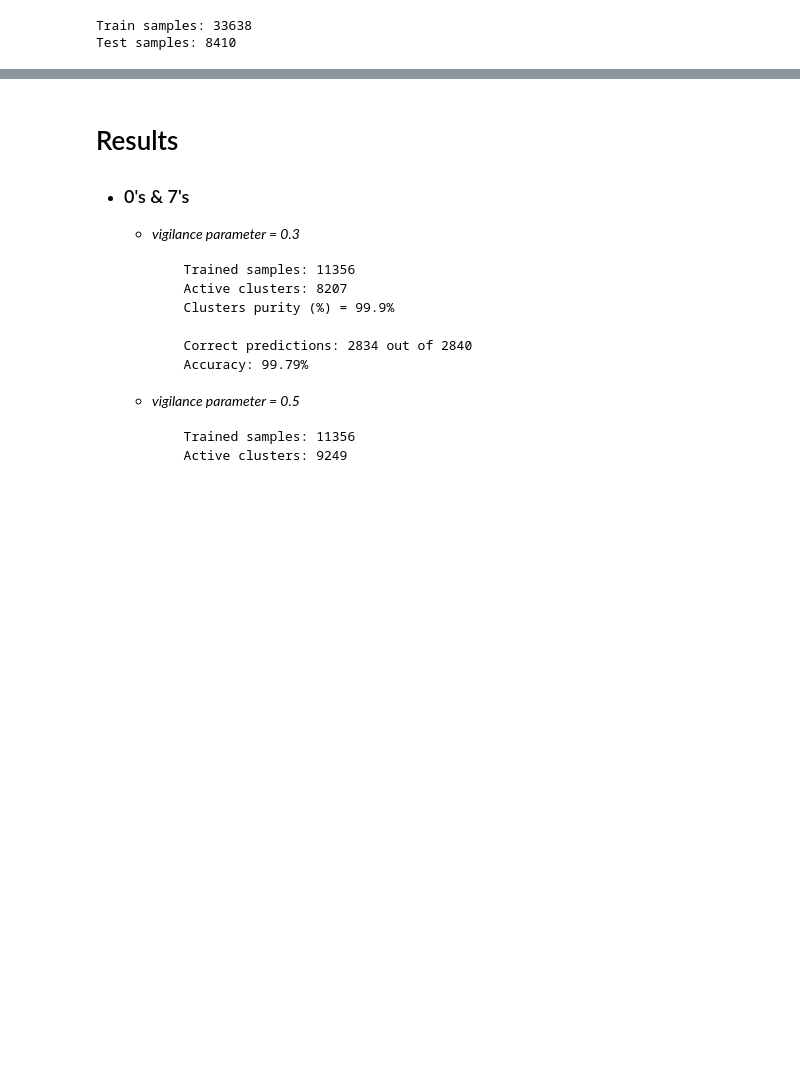
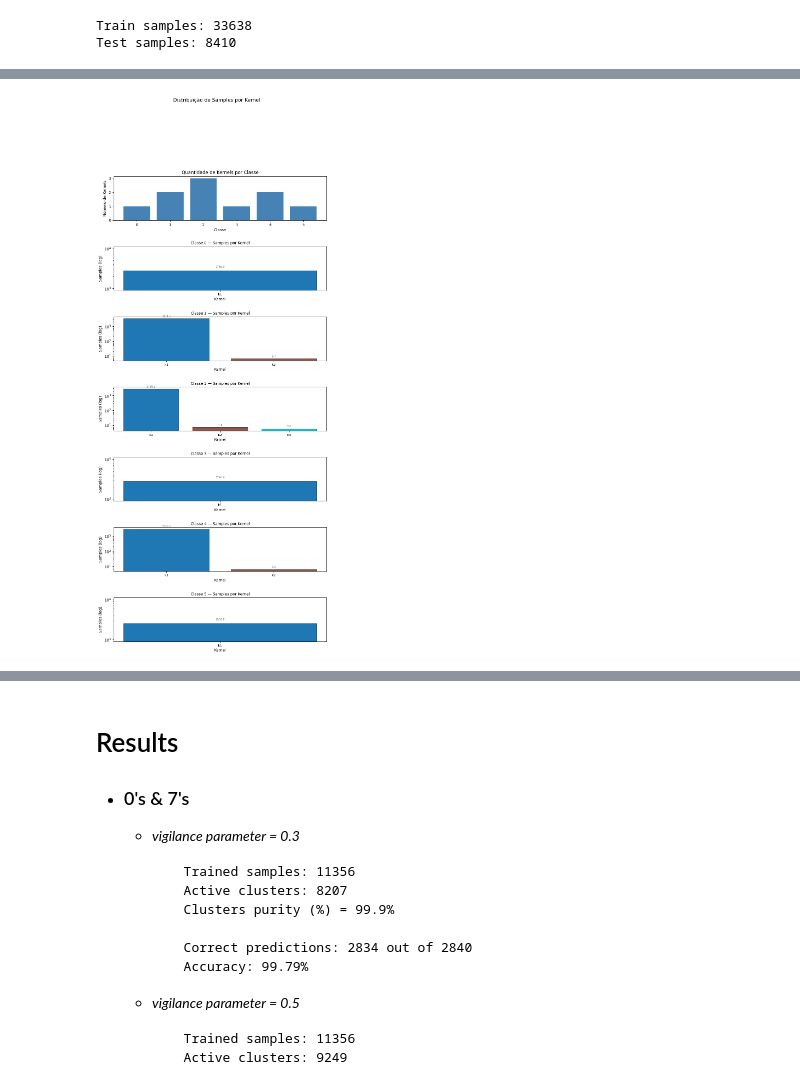
Before and after one commit to lsalatiel/art-epnn_neural-network-study, a Jupyter notebook: mnist_art.ipynb, the cells around one changed output, grey strips where cells are left out. Drawn from its saved outputs; the diff is of its cells as text; code cells hidden in the pictures; blank space fills up the shorter version.

```diff
--- a/mnist_art.ipynb
+++ b/mnist_art.ipynb
@@ -813 +988,76 @@ ePNN test accuracy: 87.73% (7378/8410)
+# %%
+import matplotlib.pyplot as plt
+import matplotlib.cm as cm
+import numpy as np
+
+classes = sorted(net_epnn.gmms.keys())
+
+# =========================================================
+# Plot 1 — Quantidade de kernels por classe
+# =========================================================
+kernels_per_class = [len(net_epnn.gmms[c].kernels) for c in classes]
+
+# =========================================================
+# Dados — samples estimados por kernel, por classe
+# =========================================================
+samples_by_class = []
+for c in classes:
+    gmm = net_epnn.gmms[c]
+    samples_by_class.append([k.weight * gmm.count for k in gmm.kernels])
+
+max_kernels = max(len(s) for s in samples_by_class)
+cmap = cm.get_cmap("tab10", max_kernels)
+kernel_colors = [cmap(i) for i in range(max_kernels)]
+
+# =========================================================
+# Layout: 1 linha para kernels/classe + 1 linha por classe
+# =========================================================
+n_classes = len(classes)
+n_rows = 1 + n_classes  # primeira linha = visão geral, demais = uma por classe
+
+fig, axes = plt.subplots(
+    n_rows, 1,
+    figsize=(10, 4 + 3 * n_classes),
+    gridspec_kw={"hspace": 0.6},
+)
+
+# --- Gráfico 0: kernels por classe ---
+axes[0].bar([str(c) for c in classes], kernels_per_class, color="steelblue")
+axes[0].set_title("Quantidade de Kernels por Classe")
+axes[0].set_xlabel("Classe")
+axes[0].set_ylabel("Número de Kernels")
+
+# --- Um gráfico por classe: samples por kernel (escala log) ---
+for row_idx, (c, samples) in enumerate(zip(classes, samples_by_class), start=1):
+    ax = axes[row_idx]
+    n_kernels = len(samples)
+    x = np.arange(n_kernels)
+    colors = [kernel_colors[i] for i in range(n_kernels)]
+
+    bars = ax.bar(x, samples, color=colors, edgecolor="black", linewidth=0.5)
+
+    ax.set_yscale("log")
+    ax.set_title(f"Classe {c} — Samples por Kernel", fontsize=10)
+    ax.set_xlabel("Kernel")
+    ax.set_ylabel("Samples (log)")
+    ax.set_xticks(x)
+    ax.set_xticklabels([f"k{i+1}" for i in x], fontsize=8)
+
+    # Valor numérico no topo de cada barra
+    for bar, val in zip(bars, samples):
+        ax.text(
+            bar.get_x() + bar.get_width() / 2,
+            val * 1.15,
+            f"{val:.1f}",
+            ha="center",
+            va="bottom",
+            fontsize=7,
+            color="dimgray",
+        )
+
+plt.suptitle("Distribuição de Samples por Kernel", fontsize=13, y=1.01)
+plt.tight_layout()
+plt.show()
+# %% [output]
+[figure, added]
 # %%
```
Also changed, not shown: parts of 17 cells of this notebook.
